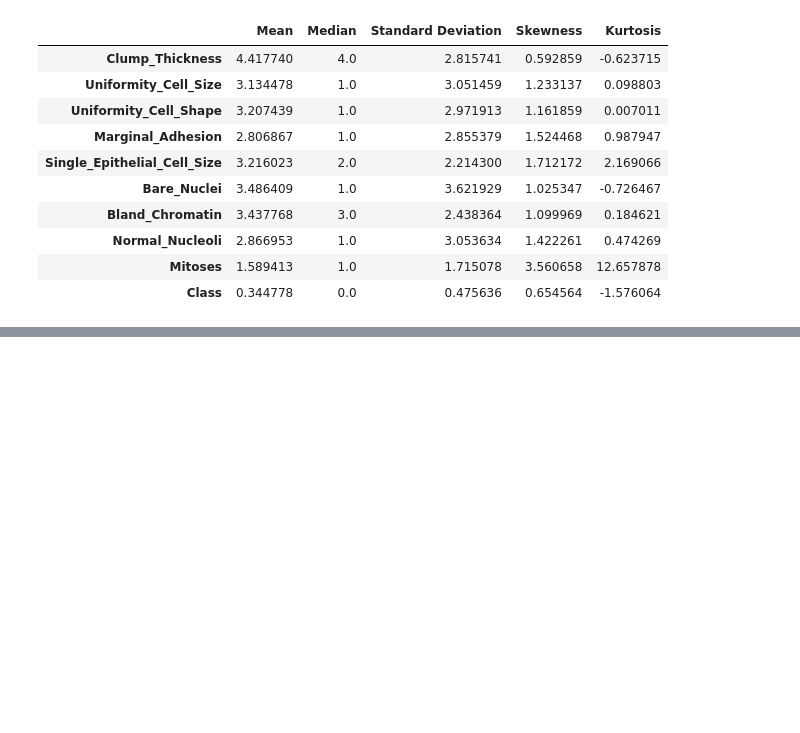
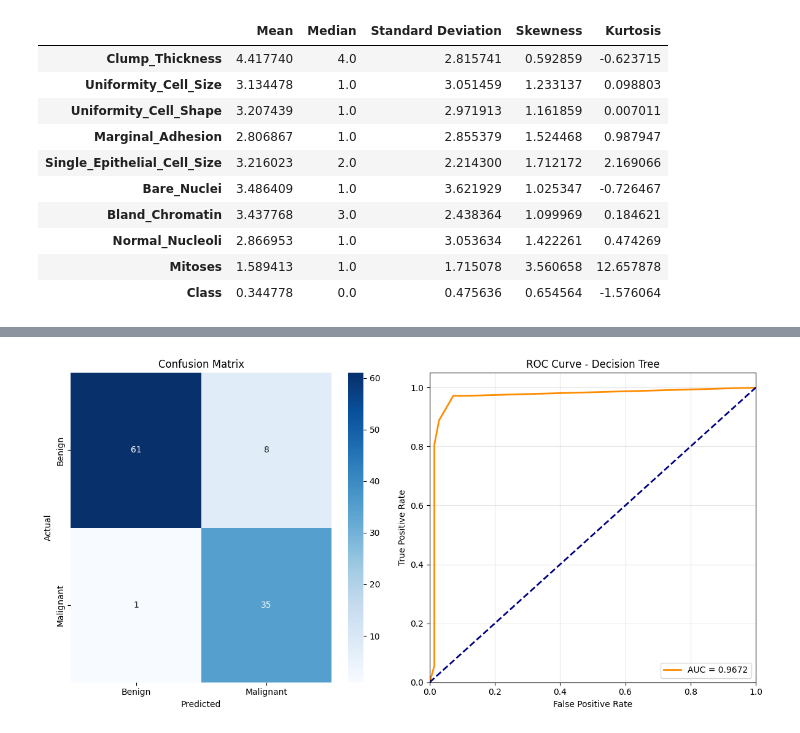
Before and after one commit to Rabia-Akhtr/Data-Science-Project-Breast_Cancer_Classification_ML, a Jupyter notebook: Data_Science_Project.ipynb, the cells around one changed output, grey strips where cells are left out. Drawn from its saved outputs; the diff is of its cells as text; code cells hidden in the pictures; blank space fills up the shorter version.

```diff
--- a/Data_Science_Project.ipynb
+++ b/Data_Science_Project.ipynb
@@ -460,14 +469,19 @@ def preprocess_data(data, verbose=True):
     X = data.drop(columns=['Class'])
     y = data['Class']
 
-    # Train-test split with stratification
-    X_train, X_test, y_train, y_test = train_test_split(
-        X, y, test_size=0.2, stratify=y, random_state=42
-    )
+   # Stratified split: 70% train, 15% validation, 15% test
+    X_train, X_temp, y_train, y_temp = train_test_split(
+    X, y, test_size=0.3, random_state=42, stratify=y)
 
-    # Feature scaling
+    X_val, X_test, y_val, y_test = train_test_split(
+    X_temp, y_temp, test_size=0.5, random_state=42, stratify=y_temp)
+
+    # Standardization
     scaler = StandardScaler()
     X_train_scaled = scaler.fit_transform(X_train)
+    X_test_scaled = scaler.transform(X_test)
+    #Add  the lines below to scale the validation data
+    X_val_scaled = scaler.transform(X_val)
     X_test_scaled = scaler.transform(X_test)
 
     # Verbose output
@@ -479,10 +493,10 @@ def preprocess_data(data, verbose=True):
         print("\nPreview of Scaled Features (Training Data):")
         print(pd.DataFrame(X_train_scaled, columns=X.columns).head())
 
-    return X_train_scaled, X_test_scaled, y_train, y_test, scaler
+    return X_train_scaled, X_test_scaled, X_val_scaled, y_train, y_test, y_val, scaler
 
 # Preprocess the dataset
-X_train_scaled, X_test_scaled, y_train, y_test, scaler = preprocess_data(data)
+X_train_scaled, X_test_scaled, X_val_scaled, y_train, y_test, y_val, scaler = preprocess_data(data)
 # %% [output]
 Missing values after handling:
 Clump_Thickness                0
@@ -608,0 +1054,30 @@ data.describe() # Pandas:- descriptive statistics
+# %%
+import matplotlib.pyplot as plt
+import seaborn as sns
+
+def plot_dt_metrics(metrics):
+    plt.figure(figsize=(12, 6))
+
+    plt.subplot(1, 2, 1)
+    sns.heatmap(metrics['confusion_matrix'], annot=True, fmt='d', cmap='Blues',
+                xticklabels=['Benign', 'Malignant'],
+                yticklabels=['Benign', 'Malignant'])
+    plt.xlabel('Predicted'); plt.ylabel('Actual'); plt.title('Confusion Matrix')
+    model_name="Decision Tree"
+    plt.subplot(1, 2, 2)
+    plt.plot(metrics['fpr'], metrics['tpr'], color='darkorange',
+             lw=2, label=f'AUC = {metrics["roc_auc"]:.4f}')
+    plt.plot([0, 1], [0, 1], color='navy', linestyle='--', lw=2)
+    plt.xlim([0.0, 1.0])
+    plt.ylim([0.0, 1.05])
+    plt.xlabel('False Positive Rate')
+    plt.ylabel('True Positive Rate')
+    plt.title(f'ROC Curve - {model_name}')
+    plt.legend(loc="lower right")
+    plt.grid(alpha=0.3)
+    plt.tight_layout()
+
+# Call Function
+plot_dt_metrics(dt_metrics)
+# %% [output]
+[figure, added]
```
Also changed, not shown: parts of 17 cells of this notebook.
